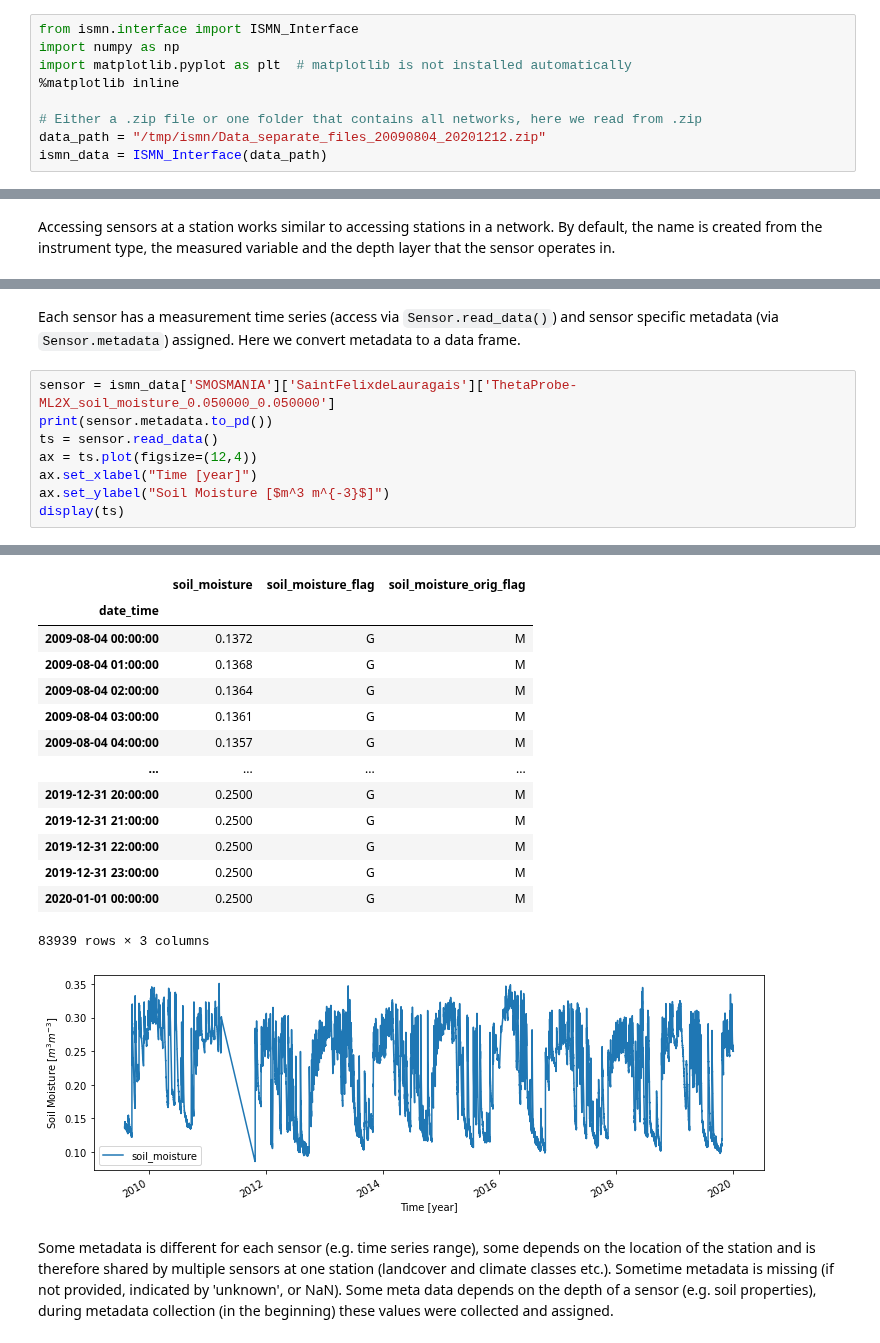
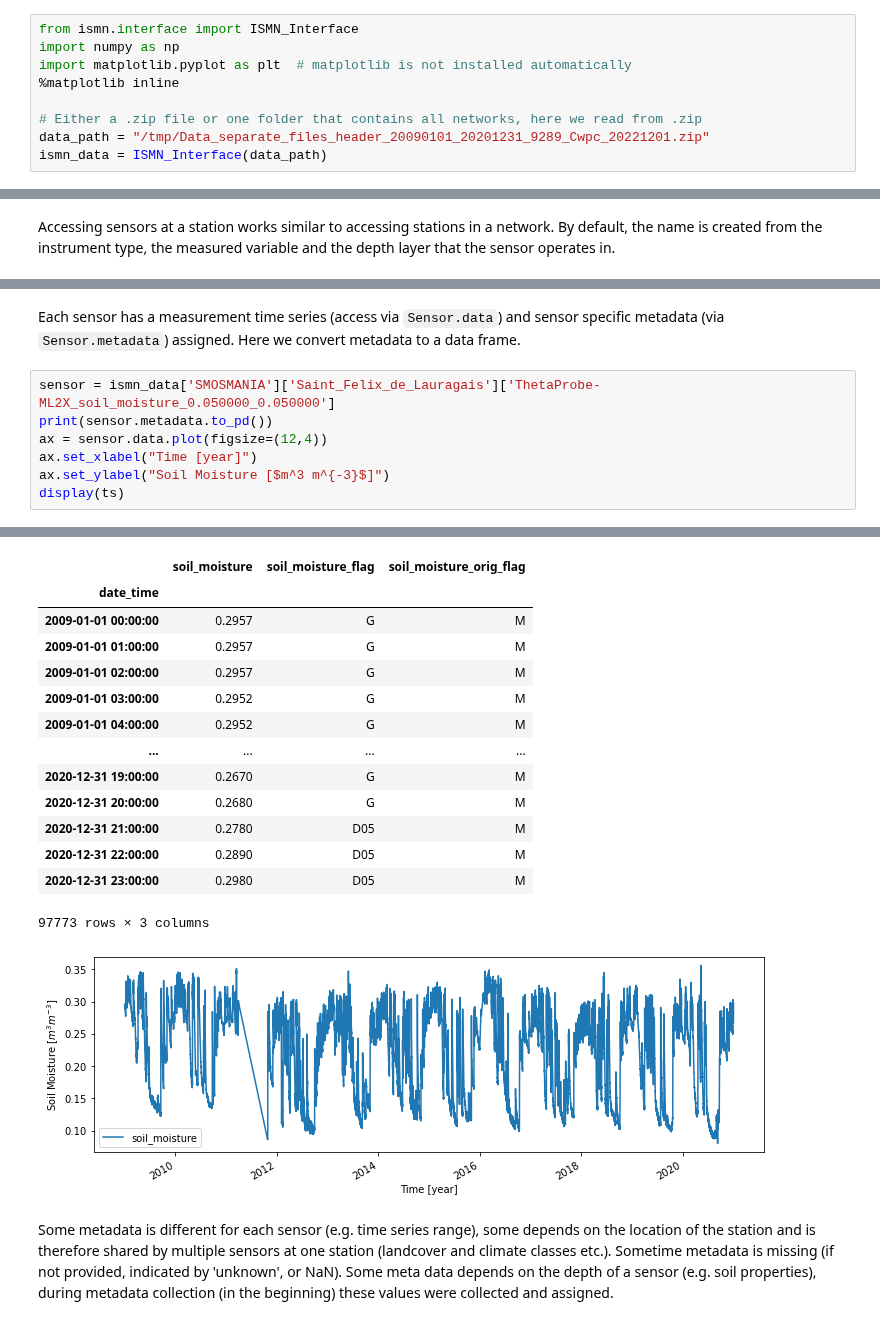
Before and after one commit to TUW-GEO/ismn, a Jupyter notebook: docs/examples/interface.ipynb, the cells around one changed output, grey strips where cells are left out. Drawn from its saved outputs; the diff is of its cells as text.

Commit message:
Update examples, allow reading multiple sensors at once

```diff
--- a/docs/examples/interface.ipynb
+++ b/docs/examples/interface.ipynb
@@ -38,6 +38,6 @@ import matplotlib.pyplot as plt  # matplotlib is not installed automatically
 %matplotlib inline
 
 # Either a .zip file or one folder that contains all networks, here we read from .zip
-data_path = "/tmp/ismn/Data_separate_files_20090804_20201212.zip"
+data_path = "/tmp/Data_separate_files_header_20090101_20201231_9289_Cwpc_20221201.zip"
 ismn_data = ISMN_Interface(data_path)
 # %% [output]
@@ -134,12 +127,11 @@ ismn_data['SMOSMANIA']['SaintFelixdeLauragais']['ThetaProbe-ML2X_soil_moisture_0
 # %% [output]
 ThetaProbe-ML2X_soil_moisture_0.050000_0.050000
 # %% [markdown]
-Each sensor has a measurement time series (access via `Sensor.read_data()`) and sensor specific metadata (via `Sensor.metadata`) assigned. Here we convert metadata to a data frame.
+Each sensor has a measurement time series (access via `Sensor.data`) and sensor specific metadata (via `Sensor.metadata`) assigned. Here we convert metadata to a data frame.
 # %%
-sensor = ismn_data['SMOSMANIA']['SaintFelixdeLauragais']['ThetaProbe-ML2X_soil_moisture_0.050000_0.050000']
+sensor = ismn_data['SMOSMANIA']['Saint_Felix_de_Lauragais']['ThetaProbe-ML2X_soil_moisture_0.050000_0.050000']
 print(sensor.metadata.to_pd())
-ts = sensor.read_data()
-ax = ts.plot(figsize=(12,4))
+ax = sensor.data.plot(figsize=(12,4))
 ax.set_xlabel("Time [year]")
 ax.set_ylabel("Soil Moisture [$m^3 m^{-3}$]")
 display(ts)
@@ -163,19 +155,19 @@ variable        val                   soil_moisture
 Name: data, dtype: object
 |  | soil_moisture | soil_moisture_flag | soil_moisture_orig_flag |
 | date_time |  |  |  |
-| 2009-08-04 00:00:00 | 0.1372 | G | M |
-| 2009-08-04 01:00:00 | 0.1368 | G | M |
-| 2009-08-04 02:00:00 | 0.1364 | G | M |
-| 2009-08-04 03:00:00 | 0.1361 | G | M |
-| 2009-08-04 04:00:00 | 0.1357 | G | M |
+| 2009-01-01 00:00:00 | 0.2957 | G | M |
+| 2009-01-01 01:00:00 | 0.2957 | G | M |
+| 2009-01-01 02:00:00 | 0.2957 | G | M |
+| 2009-01-01 03:00:00 | 0.2952 | G | M |
+| 2009-01-01 04:00:00 | 0.2952 | G | M |
 | ... | ... | ... | ... |
-| 2019-12-31 20:00:00 | 0.2500 | G | M |
-| 2019-12-31 21:00:00 | 0.2500 | G | M |
-| 2019-12-31 22:00:00 | 0.2500 | G | M |
-| 2019-12-31 23:00:00 | 0.2500 | G | M |
-| 2020-01-01 00:00:00 | 0.2500 | G | M |
+| 2020-12-31 19:00:00 | 0.2670 | G | M |
+| 2020-12-31 20:00:00 | 0.2680 | G | M |
+| 2020-12-31 21:00:00 | 0.2780 | D05 | M |
+| 2020-12-31 22:00:00 | 0.2890 | D05 | M |
+| 2020-12-31 23:00:00 | 0.2980 | D05 | M |
-83939 rows × 3 columns
+97773 rows × 3 columns
-[figure, old version]
+[figure, new version]
 # %% [markdown]
 Some metadata is different for each sensor (e.g. time series range), some depends on the location of the station and is therefore shared by multiple sensors at one station (landcover and climate classes etc.). Sometime metadata is missing (if not provided, indicated by 'unknown', or NaN). Some meta data depends on the depth of a sensor (e.g. soil properties), during metadata collection (in the beginning) these values were collected and assigned.
 # %%
```
Also changed, not shown: parts of 24 cells of this notebook, 4 other files.
